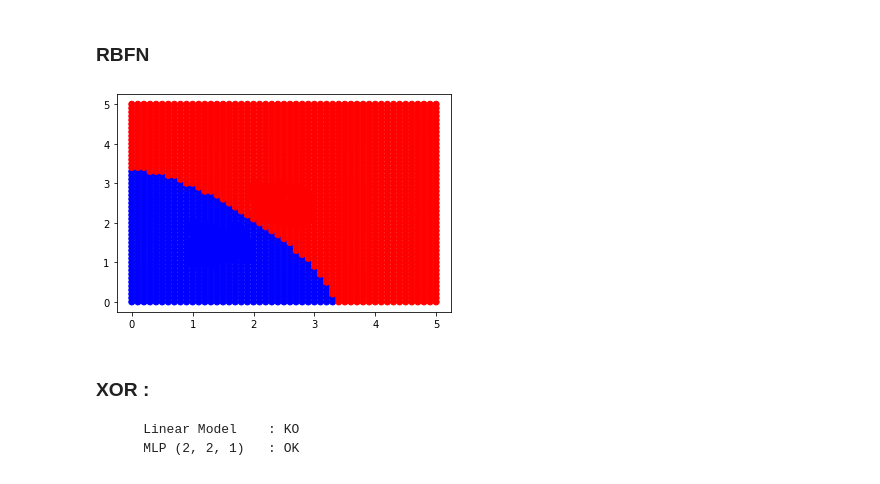
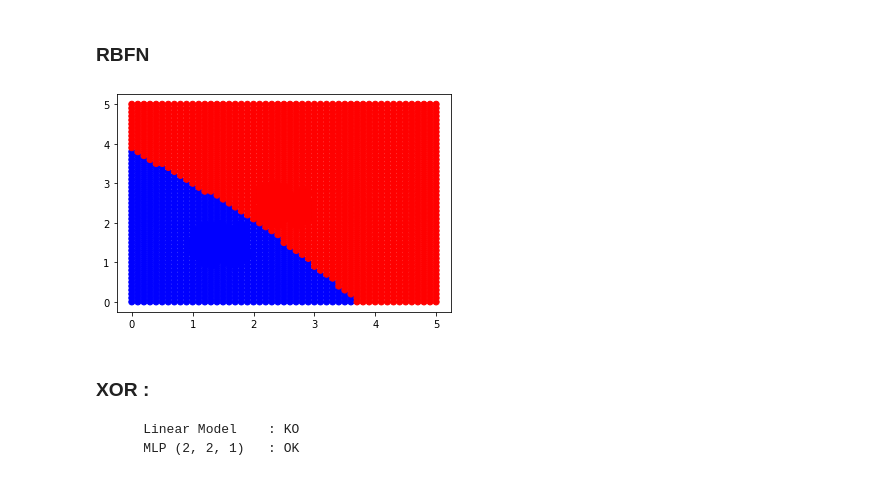
Before and after one commit to Levorilh/ml_python, a Jupyter notebook: Notebook___CAS_DE_TESTS.ipynb, the cells around one changed output. Saved outputs shown, nothing was run; the diff lists cells and outputs as text; code cells hidden in the pictures.

```diff
--- a/Notebook___CAS_DE_TESTS.ipynb
+++ b/Notebook___CAS_DE_TESTS.ipynb
@@ -330,20 +297,20 @@ destroy_mlp_model(model)
 ### RBFN
 # %%
 num_classes = 2
-k = 2
+k = 20
 input_dim = 2
 expected_output = [[1,0] if label >= 0 else [0,1] for label in Y]
 model = create_rbfn_model(input_dim, num_classes, k)
 train_rbfn_model(model, X, expected_output)
 
 colors = ['blue' if coord >= 0 else 'red' for coord in Y]
 plot_input = [[x/10,y/10] for x in range(51) for y in range(51)]
 plot_output_colors = ['blue' if predict[0] > predict[1] else 'red' for predict in [predict_rbfn(model, coord) for coord in plot_input]]
 plt.scatter([p[0] for p in X], [p[1] for p in X], c=colors, s=200)
 plt.scatter([p[0] for p in plot_input], [p[1] for p in plot_input], c=plot_output_colors)
 plt.show()
 # %% [output]
-[figure, old version]
+[figure, new version]
 # %% [markdown]
 ### XOR :
         Linear Model    : KO
```
Also changed, not shown: parts of 13 cells of this notebook, 1 other file.
